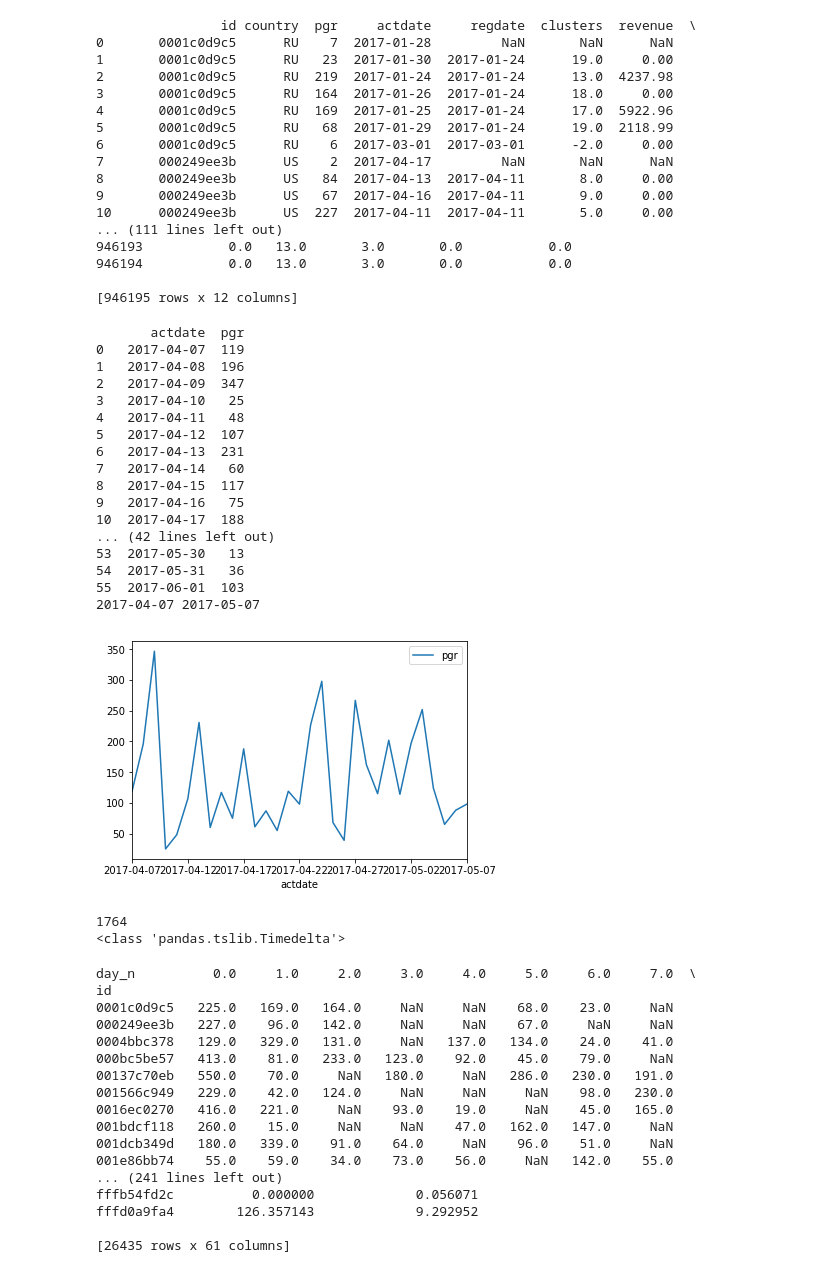
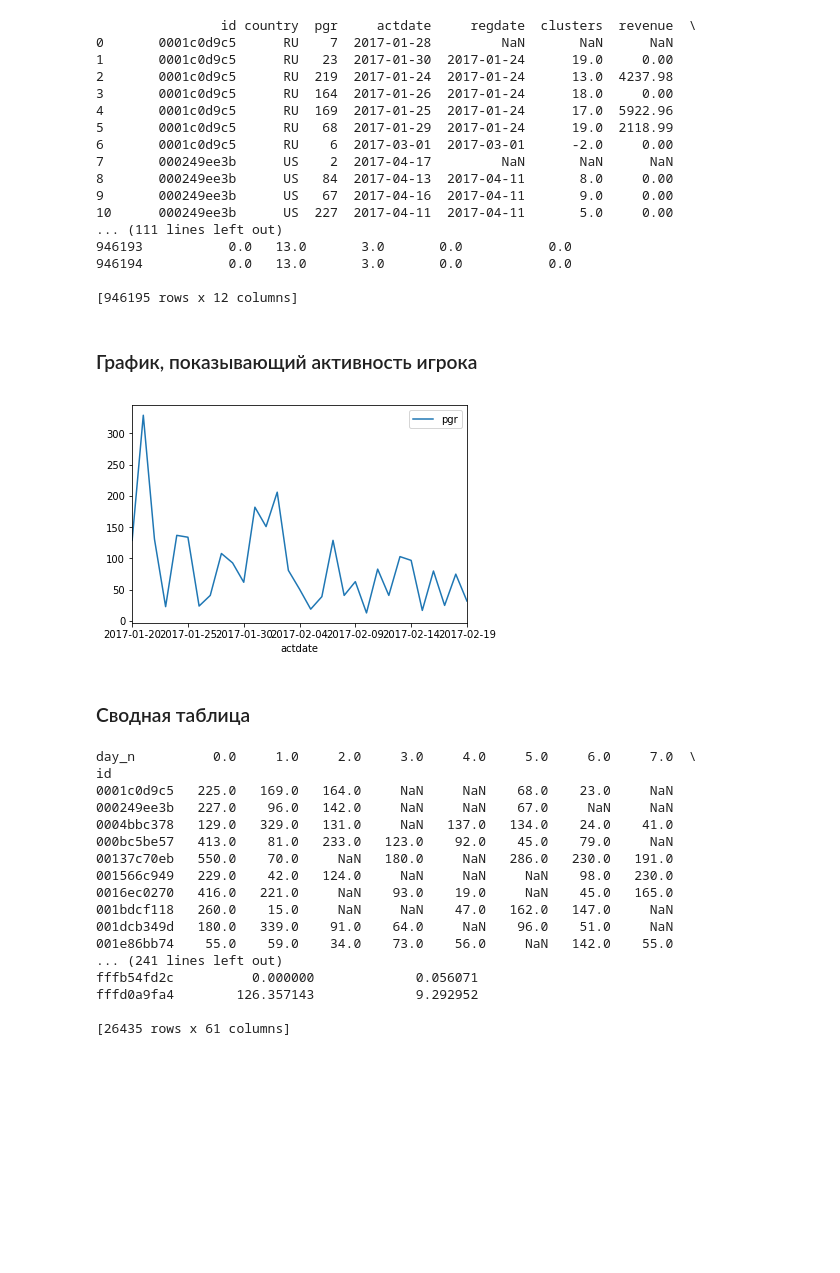
Before and after one commit to aakogtenkov/wg_summer_practice, a Jupyter notebook: main.ipynb, the cells around one changed output. Cells and saved outputs as stored; diff of their text form; code cells hidden in the pictures; blank space fills up the shorter version.

```diff
--- a/main.ipynb
+++ b/main.ipynb
@@ -100,50 +74,32 @@ dau_pact.to_csv('pay_players_dau_pact.csv')
 dau2 = pd.read_csv('pay_players_dau.csv', parse_dates=True).drop('Unnamed: 0', axis='columns')
 # %%
 dau_pact = dau_pact.set_index('actdate', drop=False).sort_index(0)
+# %% [markdown]
+### График, показывающий активность игрока
 # %%
-player_table = pd.DataFrame({'id': ['00371a21a9']})
-res = pd.merge(player_table, dau_pact, on=['id'], how='left')
-#print(res)
-res = res.drop(['crystals', 'store_enters', 'm_quests', 'quest',
-                'revenue', 'transactions', 'country', 'clusters'], axis='columns')
-res = res.groupby(['actdate'], as_index=False).sum()
-res = res.set_index('actdate')
-res = res.sort_index(0)
-res = res.reset_index()
-print(res)
-first_day = res['actdate'][0]
-m_later_day = pd.date_range(first_day, periods=31, freq='D').date[-1]
-print(first_day, str(m_later_day))
-new_sample_df = res.set_index('actdate').loc[first_day:str(m_later_day)]
-new_sample_df.plot()
-plt.show()
+def show_player_pgr(player_id, days=31):
+    player_table = pd.DataFrame({'id': [player_id]})
+    res = pd.merge(player_table, dau_pact, on=['id'], how='left')
+    #print(res)
+    res = res.drop(['crystals', 'store_enters', 'm_quests', 'quest',
+                    'revenue', 'transactions', 'country', 'clusters'], axis='columns')
+    res = res.groupby(['actdate'], as_index=False).sum()
+    res = res.set_index('actdate')
+    res = res.sort_index(0)
+    res = res.reset_index()
+    #print(res)
+    first_day = res['actdate'][0]
+    m_later_day = pd.date_range(first_day, periods=days, freq='D').date[-1]
+    #print(first_day, str(m_later_day))
+    new_sample_df = res.set_index('actdate').loc[first_day:str(m_later_day)]
+    new_sample_df.plot()
+    plt.show()
-# %% [output]
-       actdate  pgr
-0   2017-04-07  119
-1   2017-04-08  196
-2   2017-04-09  347
-3   2017-04-10   25
-4   2017-04-11   48
-5   2017-04-12  107
-6   2017-04-13  231
-7   2017-04-14   60
-8   2017-04-15  117
-9   2017-04-16   75
-10  2017-04-17  188
-... (42 lines left out)
-53  2017-05-30   13
-54  2017-05-31   36
-55  2017-06-01  103
-2017-04-07 2017-05-07
-[figure, removed]
-# %%
-d1 = pd.to_datetime('2016-01-21')
-d2 = pd.to_datetime('2011-03-24')
-print((d1 - d2).days)
-print(type(d1 - d2))
-# %% [output]
-1764
-<class 'pandas.tslib.Timedelta'>
+# %%
+show_player_pgr('0004bbc378')
+# %% [output]
+[figure, added]
+# %% [markdown]
+### Сводная таблица
 # %%
 dau_pact = pd.read_csv('pay_players_dau_pact.csv').drop('Unnamed: 0', axis='columns')
 dau_pact_table = dau_pact.drop(['clusters', 'revenue', 'quest',
```
Also changed, not shown: parts of 14 cells of this notebook.
